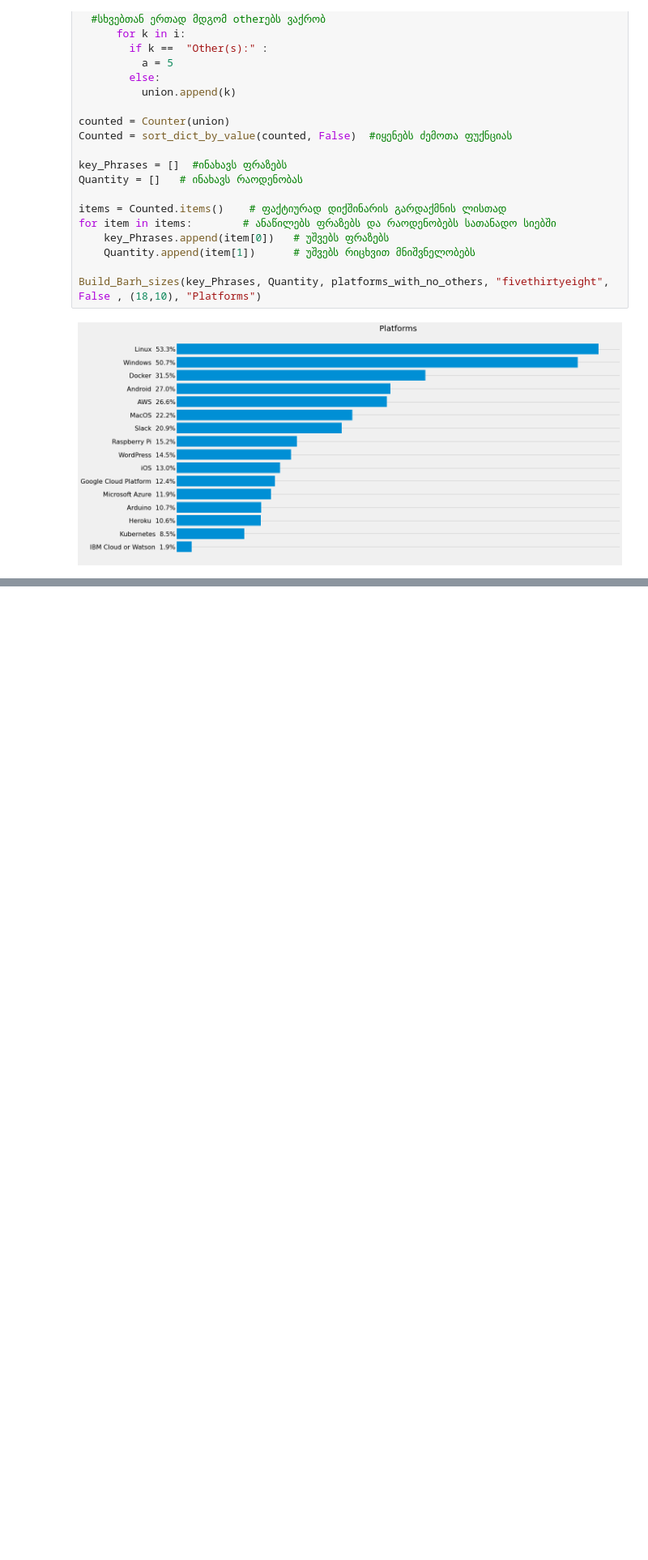
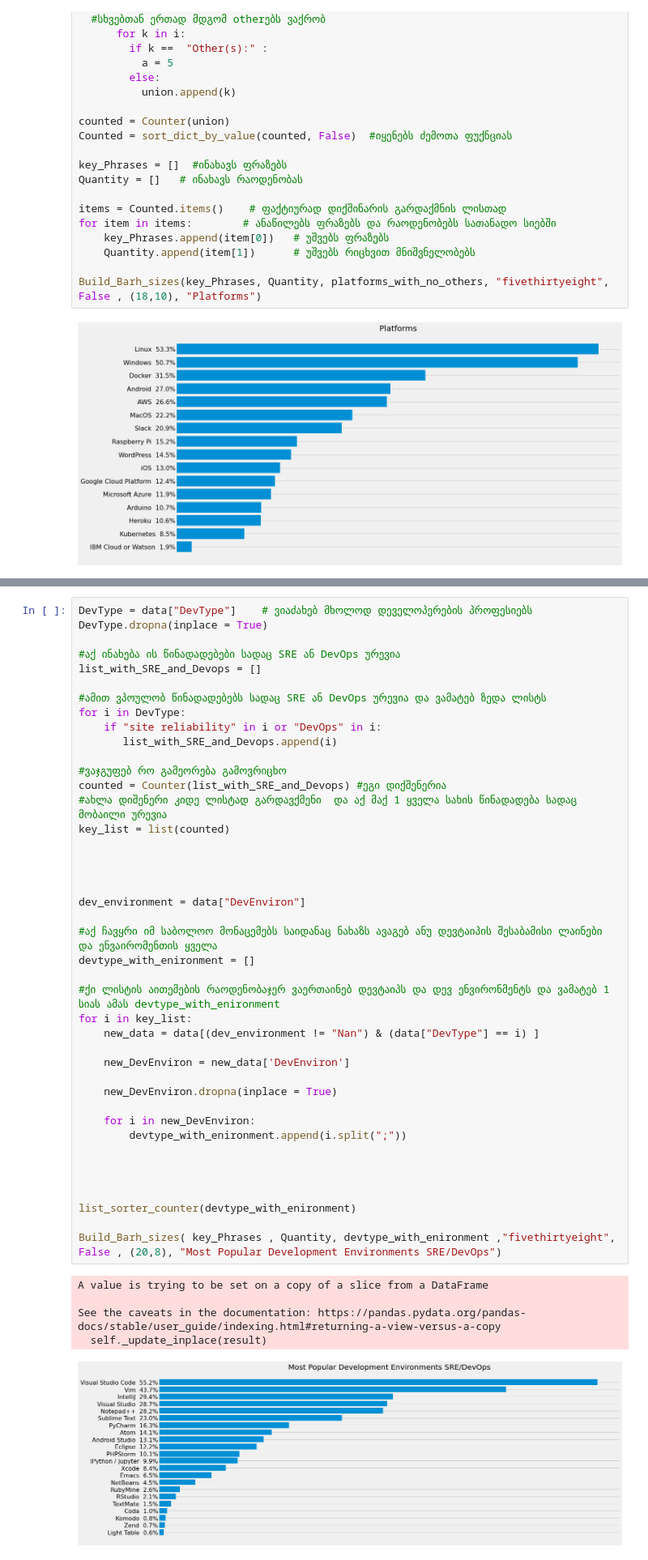
Before and after one commit to qristinius/Stackoverflow-Survey-2019, a Jupyter notebook: dev_survey_results_2019.ipynb, the cells around one changed output, grey strips where cells are left out. Shown at 81% size. Saved outputs shown, nothing was run; the diff lists cells and outputs as text; blank space fills up the shorter version.

```diff
--- a/dev_survey_results_2019.ipynb
+++ b/dev_survey_results_2019.ipynb
@@ -1216,0 +1274,48 @@ Build_Barh_sizes(key_Phrases, Quantity, platforms_with_no_others, "fivethirtyeig
+# %%
+DevType = data["DevType"]    # ვიაძახებ მხოლოდ დეველოპერების პროფესიებს
+DevType.dropna(inplace = True)
+
+#აქ ინახება ის წინადადებები სადაც SRE ან DevOps ურევია
+list_with_SRE_and_Devops = []
+
+#ამით ვპოულობ წინადადებებს სადაც SRE ან DevOps ურევია და ვამატებ ზედა ლისტს
+for i in DevType:
+    if "site reliability" in i or "DevOps" in i:
+       list_with_SRE_and_Devops.append(i)
+
+#ვაჯგუფებ რო გამეორება გამოვრიცხო
+counted = Counter(list_with_SRE_and_Devops) #ეგი დიქშენერია
+#ახლა დიშენერი კიდე ლისტად გარდავქმენი  და აქ მაქ 1 ყველა სახის წინადადება სადაც მობაილი ურევია
+key_list = list(counted)
+
+
+
+
+dev_environment = data["DevEnviron"]
+
+#აქ ჩავყრი იმ საბოლოო მონაცემებს საიდანაც ნახაზს ავაგებ ანუ დევტაიპის შესაბამისი ლაინები და ენვაირომენთის ყველა
+devtype_with_enironment = []
+
+#ქი ლისტის აითემების რაოდენობაჯერ ვაერთაინებ დევტაიპს და დევ ენვირონმენტს და ვამატებ 1 სიას ამას devtype_with_enironment
+for i in key_list:
+    new_data = data[(dev_environment != "Nan") & (data["DevType"] == i) ]
+
+    new_DevEnviron = new_data['DevEnviron']
+
+    new_DevEnviron.dropna(inplace = True)
+
+    for i in new_DevEnviron:
+        devtype_with_enironment.append(i.split(";"))
+
+
+
+
+list_sorter_counter(devtype_with_enironment)
+
+Build_Barh_sizes( key_Phrases , Quantity, devtype_with_enironment ,"fivethirtyeight", False , (20,8), "Most Popular Development Environments SRE/DevOps")
+# %% [output]
+A value is trying to be set on a copy of a slice from a DataFrame
+
+See the caveats in the documentation: https://pandas.pydata.org/pandas-docs/stable/user_guide/indexing.html#returning-a-view-versus-a-copy
+  self._update_inplace(result)
+[figure, added]
```
Also changed, not shown: parts of 7 cells of this notebook.
